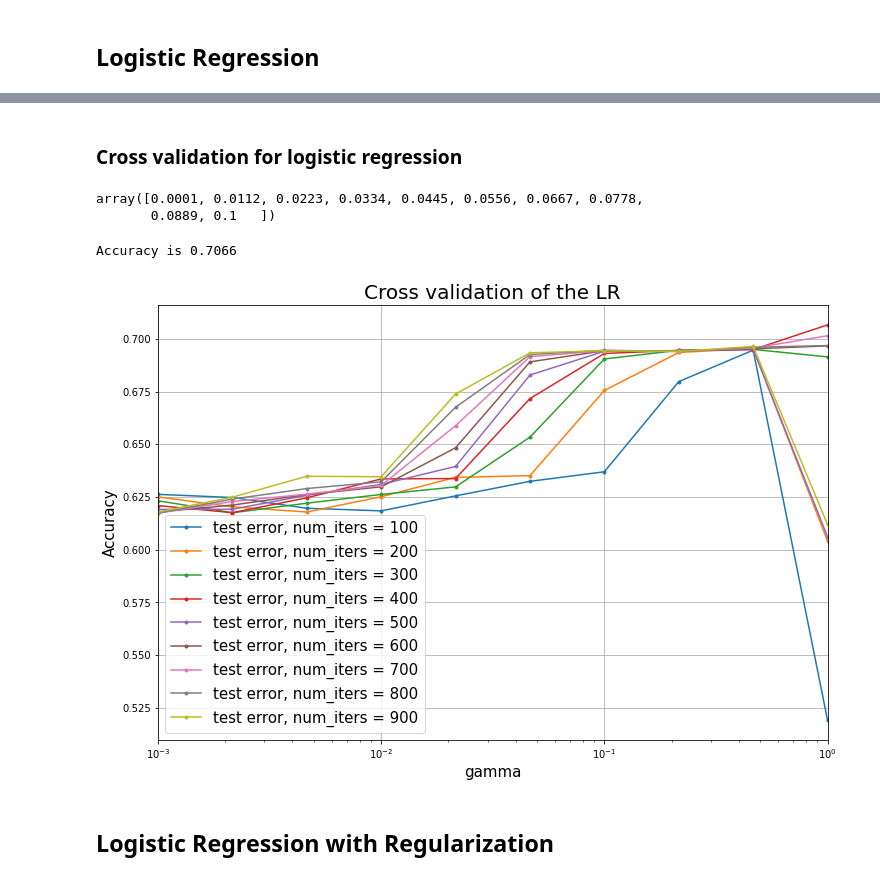
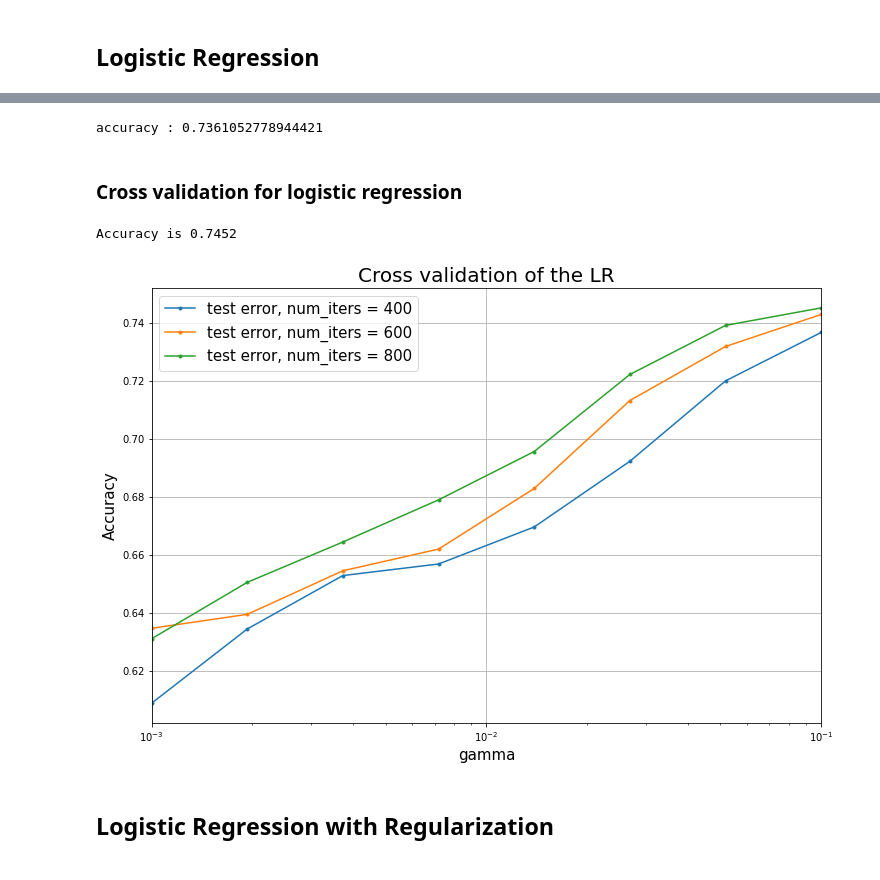
Before and after one commit to SonyaBlinova/ml-project-1-SES, a Jupyter notebook: project1.ipynb, the cells around one changed output, grey strips where cells are left out. Saved outputs shown, nothing was run; the diff lists cells and outputs as text; code cells hidden in the pictures.

Commit message:
data preproccessing

```diff
--- a/project1.ipynb
+++ b/project1.ipynb
@@ -30,3 +58,39 @@ y, tx = build_model_data(x, labels)
 print(f'shape y : {y.shape}, shape x : {tx.shape}')
 # %% [output]
 shape y : (250000,), shape x : (250000, 31)
+# %%
+def preproccess(input_data, labels):
+    jets = np.unique(input_data.T[22])
+    jet_groups = []
+    jet_labels = []
+    del_columns = {}
+    data_labels = np.concatenate((input_data, labels.reshape(-1, 1)), axis=1)
+    for jet in jets:
+        del_columns[str(jet)] = []
+        jet_group_ = data_labels[data_labels[:, 22] == jet]
+        jet_group, jet_label = jet_group_[:, :input_data.shape[1]], jet_group_[:, -1]
+        for i in range(len(jet_group[0])):
+            if len(np.unique(jet_group[:, i])) == 1:
+                del_columns[str(jet)].append(i)
+            else:
+                jet_group[:, i][jet_group[:, i] == -999] = np.nan
+                jet_group[:, i] = np.where(np.isnan(jet_group[:, i]), np.nanmean(jet_group[:, i]), jet_group[:, i])
+        for col in del_columns[str(jet)][::-1]:
+            jet_group = np.delete(jet_group, col, 1)
+
+        jet_groups.append(jet_group)
+        jet_labels.append(jet_label)
+    return jet_groups, jet_labels, del_columns
+# %%
+jet_groups, jet_labels, del_columns = preproccess(input_data, labels)
+# %%
+means = []
+stds = []
+for i, (jet_group, jet_label) in enumerate(zip(jet_groups, jet_labels)):
+    jet_group, mean_x, std_x = standardize(jet_group)
+    means.append(mean_x)
+    stds.append(std_x)
+    jet_label, jet_group = build_model_data(jet_group, jet_label)
+    jet_groups[i] = jet_group
+    jet_labels[i] = jet_label
+    print(f'jet : {i+1}, shape y : {jet_label.shape}, shape x : {jet_group.shape}')
@@ -260,24 +326,30 @@ Test loss is 3.21
+# %%
+max_iters = 500
+gamma = 0.1
+y_preds = []
+for i in range(4):
+    initial_w = np.random.rand((x_trains[i].shape[1]))
+    w, loss = logistic_regression(y_trains[i], x_trains[i], initial_w, max_iters, gamma, plot_loss = False)
+    y_pred = predict_labels_lr(w, x_tests[i])
+    y_preds.append(y_pred)
+
+print("accuracy :", accuracy(np.array(np.concatenate(y_preds)), np.array(np.concatenate(y_tests))))
+# %% [output]
+accuracy : 0.7361052778944421
 # %% [markdown]
 ### Cross validation for logistic regression
-# %%
-bd_left = -4
-bd_right = -1
-np.linspace(10**bd_left, 10**bd_right, 10)
-# %% [output]
-array([0.0001, 0.0112, 0.0223, 0.0334, 0.0445, 0.0556, 0.0667, 0.0778,
-       0.0889, 0.1   ])
 # %%
 # parameters setting
 type_ = 'LR'
 bd_left = -3
-bd_right = 0
+bd_right = -1
 # grid for hyperparameters
 # gammas = np.linspace(10**bd_left, 10**bd_right, 10)
-gammas = np.logspace(bd_left, bd_right, 10)
-max_iters = np.arange(100, 1000, 100)
-cross_validation_demo(type_=type_, y=y, tx=tx, bd_left=bd_left, bd_right=bd_right, gammas=gammas, max_iters=max_iters, seed=seed)
+gammas = np.logspace(bd_left, bd_right, 8)
+max_iters = np.arange(400, 1000, 200)
+cross_validation_demo(type_=type_, y=jet_labels, tx=jet_groups, bd_left=bd_left, bd_right=bd_right, gammas=gammas, max_iters=max_iters, seed=seed)
 # %% [output]
-Accuracy is 0.7066
+Accuracy is 0.7452
-[figure, old version]
+[figure, new version]
 # %% [markdown]
 ## Logistic Regression with Regularization
```
Also changed, not shown: parts of 34 cells of this notebook, 2 other files.
